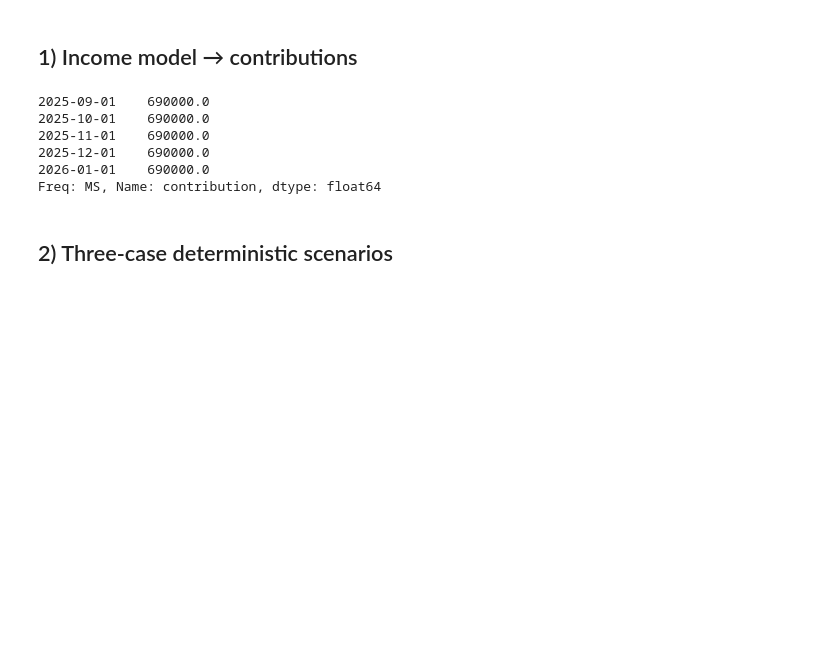
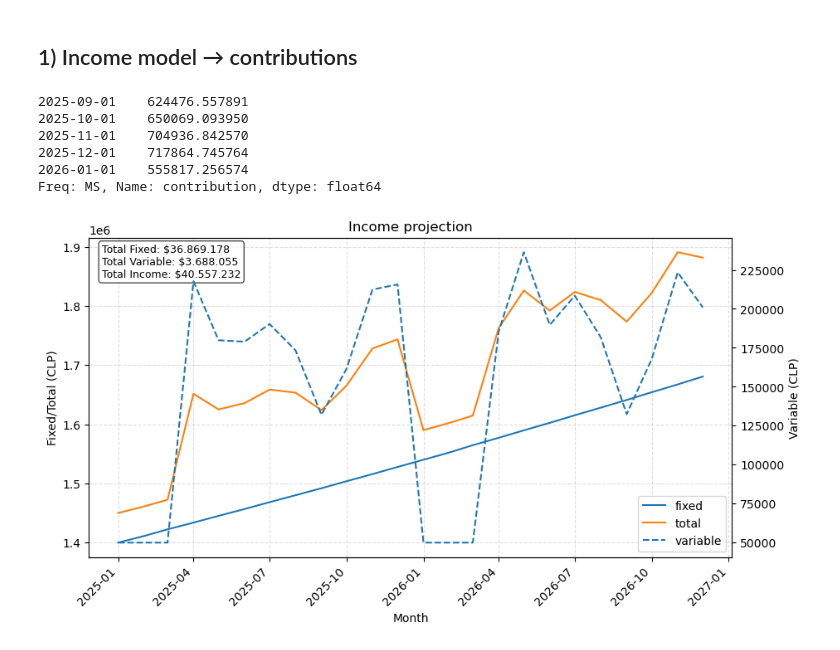
Before and after one commit to mfourier/fin-opt, a Jupyter notebook: notebooks/simulation.ipynb, the cells around one changed output. Cells and saved outputs as stored; diff of their text form; code cells hidden in the pictures; blank space fills up the shorter version.

```diff
--- a/notebooks/simulation.ipynb
+++ b/notebooks/simulation.ipynb
@@ -45,24 +35,50 @@ from src.utils import summary_metrics
 # %% [markdown]
 ## 1) Income model → contributions
 # %%
+seasonality_norm = [
+    0.00,  # Jan
+    0.00,  # Feb
+    0.00,  # Mar
+    1.32,  # Apr
+    1.48,  # May
+    1.36,  # Jun
+    1.24,  # Jul
+    1.18,  # Aug
+    0.87,  # Sep (reducido)
+    1.16,  # Oct
+    1.28,  # Nov
+    1.31,  # Dec
+]
 
 income = IncomeModel(
-    fixed=FixedIncome(base=1_400_000.0, annual_growth=0.00),
-    variable=VariableIncome(base=200_000.0, sigma=0.00)  # deterministic MVP
+    fixed=FixedIncome(base=1_400_000.0, annual_growth=0.10),
+    variable=VariableIncome(
+        base=150_000.0,
+        seasonality=seasonality_norm,
+        sigma=0.10,         # 10% de ruido mensual
+        floor=50_000.0,     # piso mínimo
+        cap=400_000.0,      # techo máximo
+        annual_growth=0.02,
+        seed=42
+    ),
 )
+
 months = 24
 start = date(2025, 9, 1)
 
 # Proportional contribution rule: 35% of fixed + 100% of variable
 alpha, beta = 0.35, 1.0
-contrib = income.contributions_from_proportions(months=months, alpha_fixed=alpha, beta_variable=beta, start=start)
-contrib.head()
+contributions = income.contributions(months=months, alpha_fixed=alpha, beta_variable=beta, start=start)
+contributions.head()
 # %% [output]
-2025-09-01    690000.0
-2025-10-01    690000.0
-2025-11-01    690000.0
-2025-12-01    690000.0
-2026-01-01    690000.0
+2025-09-01    624476.557891
+2025-10-01    650069.093950
+2025-11-01    704936.842570
+2025-12-01    717864.745764
+2026-01-01    555817.256574
 Freq: MS, Name: contribution, dtype: float64
-# %% [markdown]
-## 2) Three-case deterministic scenarios
+# %%
+income.plot(months=24, start=date(2025, 1, 1), kind="lines", dual_axis=True,
+            title="Income projection")
+# %% [output]
+[figure, added]
```
Also changed, not shown: parts of 17 cells of this notebook, 6 other files.
